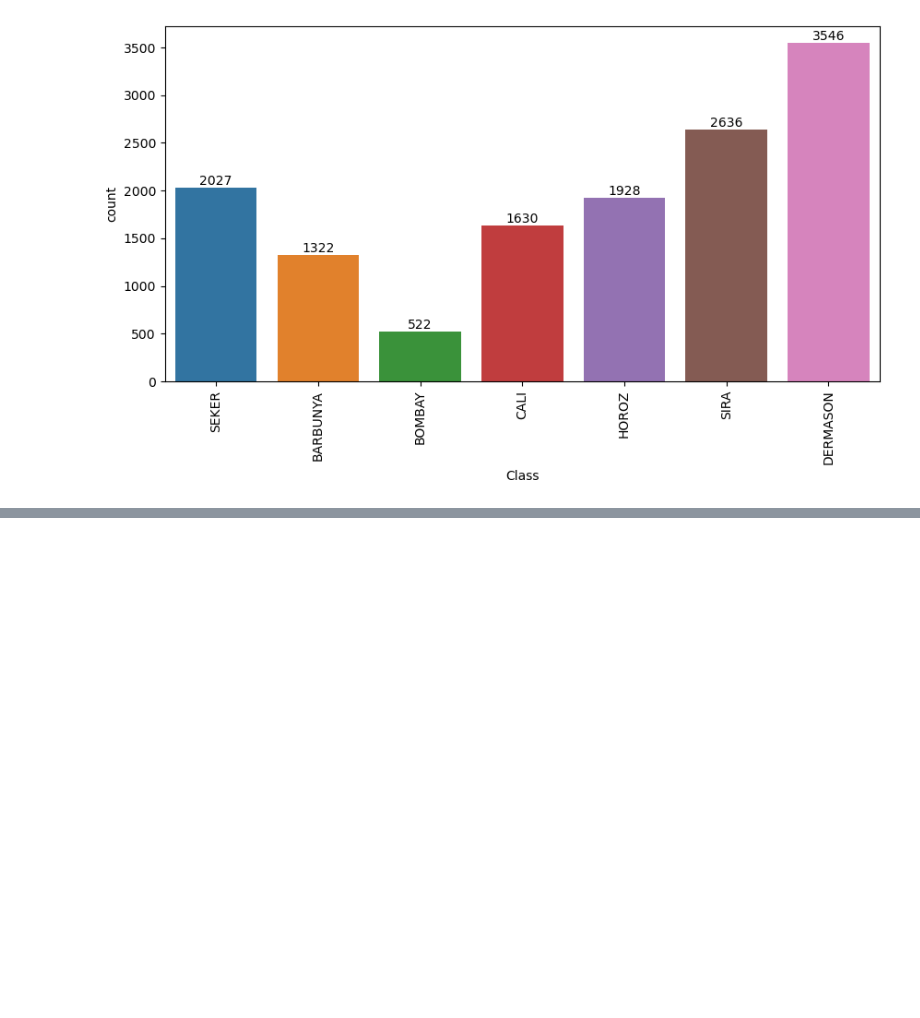
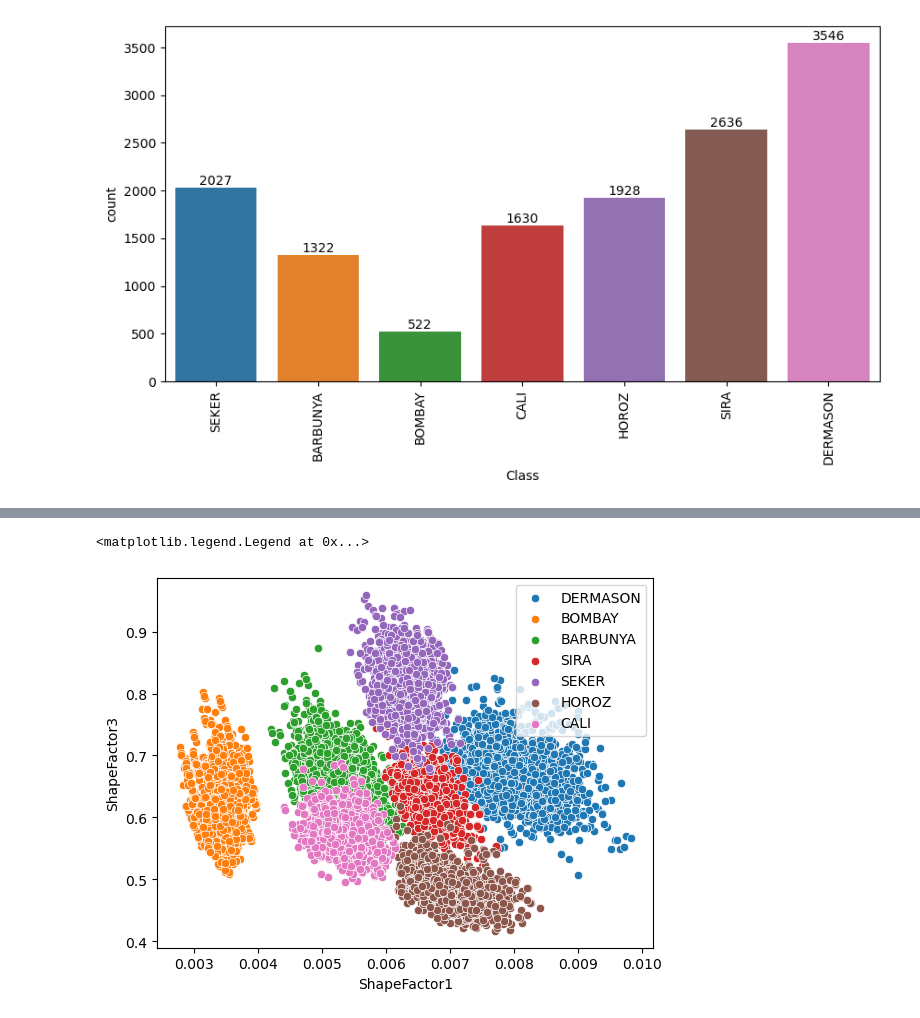
Before and after one commit to samuponz/drybeans, a Jupyter notebook: DM.ipynb, the cells around one changed output, grey strips where cells are left out. Cells and saved outputs as stored; diff of their text form; code cells hidden in the pictures; blank space fills up the shorter version.

```diff
--- a/DM.ipynb
+++ b/DM.ipynb
@@ -121,0 +151,13 @@ graph.bar_label(ax.containers[0]);
+# %%
+df_scatter = df_train_smtenn
+ax = sns.scatterplot(x="ShapeFactor1", y="ShapeFactor3", data=df_scatter[df_scatter['Class']=='DERMASON'],legend='full')
+ax = sns.scatterplot(x="ShapeFactor1", y="ShapeFactor3", data=df_scatter[df_scatter['Class']=='BOMBAY'],legend='full')
+ax = sns.scatterplot(x="ShapeFactor1", y="ShapeFactor3", data=df_scatter[df_scatter['Class']=='BARBUNYA'],legend='full')
+ax = sns.scatterplot(x="ShapeFactor1", y="ShapeFactor3", data=df_scatter[df_scatter['Class']=='SIRA'],legend='full')
+ax = sns.scatterplot(x="ShapeFactor1", y="ShapeFactor3", data=df_scatter[df_scatter['Class']=='SEKER'],legend='full')
+ax = sns.scatterplot(x="ShapeFactor1", y="ShapeFactor3", data=df_scatter[df_scatter['Class']=='HOROZ'],legend='full')
+ax = sns.scatterplot(x="ShapeFactor1", y="ShapeFactor3", data=df_scatter[df_scatter['Class']=='CALI'],legend='full')
+ax.legend(['DERMASON','BOMBAY','BARBUNYA','SIRA','SEKER','HOROZ','CALI'], fontsize = 10, loc=0)
+# %% [output]
+<matplotlib.legend.Legend at 0x...>
+[figure, added]
```
Also changed, not shown: parts of 7 cells of this notebook, 1 other file.
